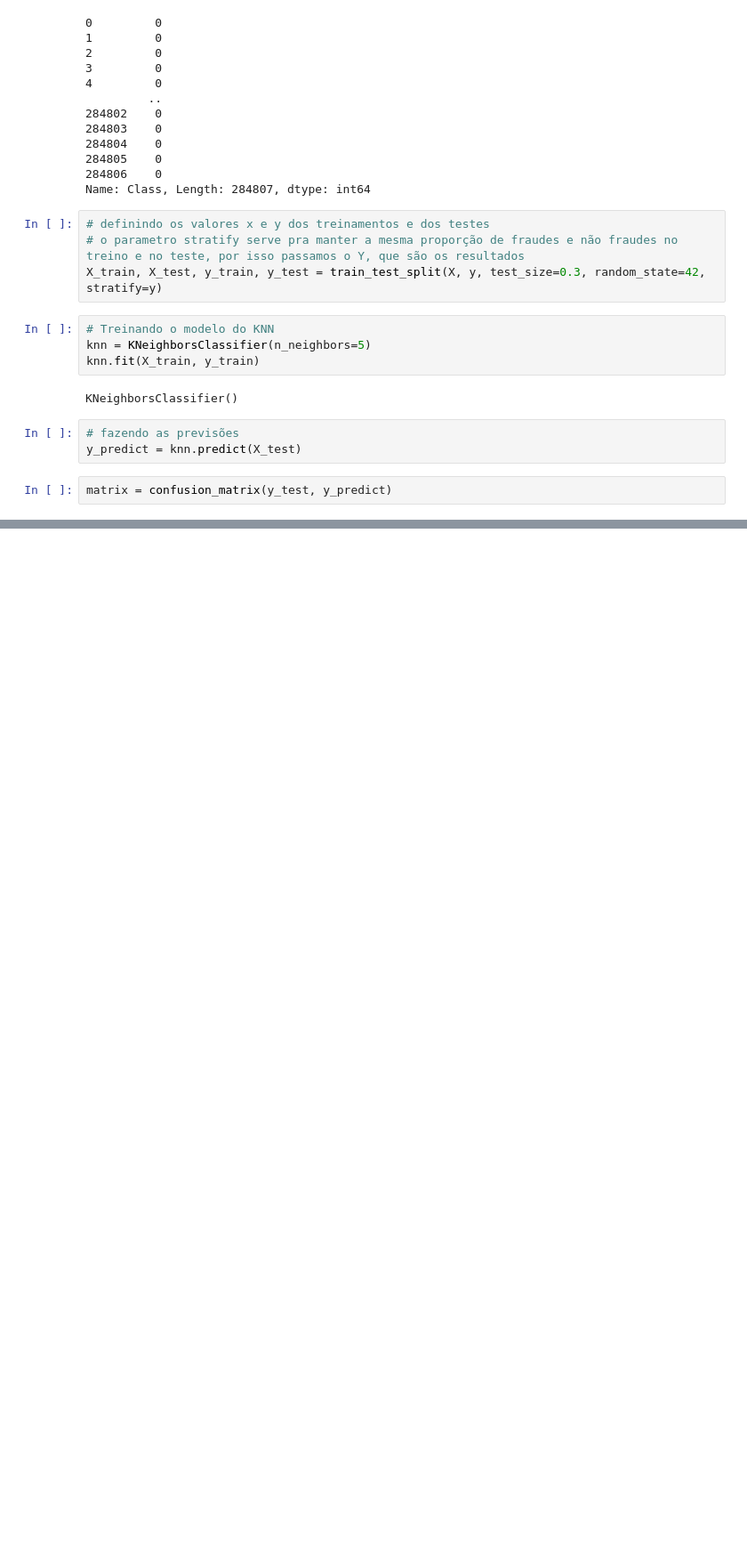
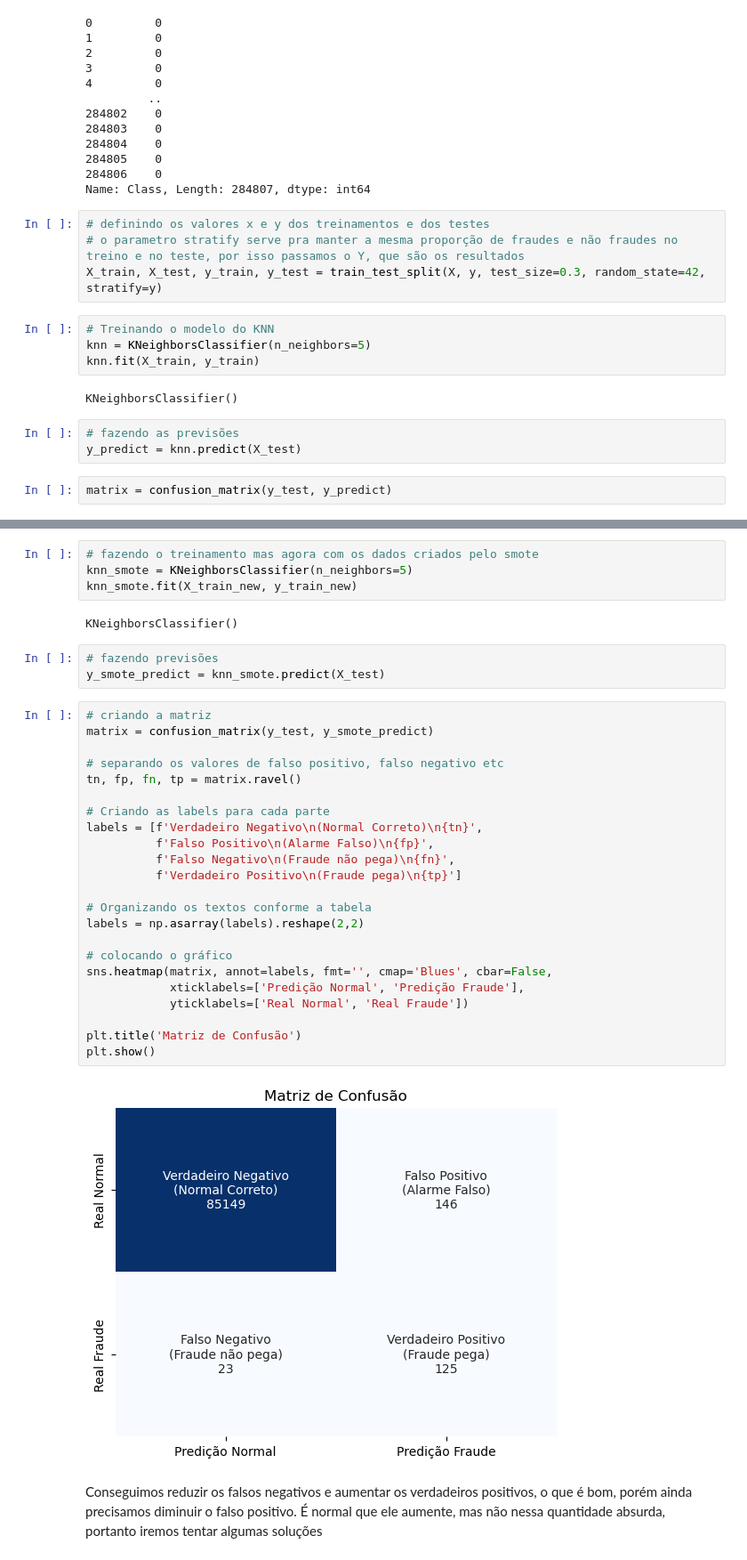
Before and after one commit to Liperasz/bootcamp-machine-learning, a Jupyter notebook: Card-10/pratica.ipynb, the cells around one changed output, grey strips where cells are left out. Shown at 89% size. Cells and saved outputs as stored; diff of their text form; blank space fills up the shorter version.

```diff
--- a/Card-10/pratica.ipynb
+++ b/Card-10/pratica.ipynb
@@ -128,0 +148,36 @@ plt.show()
+# %%
+# fazendo o treinamento mas agora com os dados criados pelo smote
+knn_smote = KNeighborsClassifier(n_neighbors=5)
+knn_smote.fit(X_train_new, y_train_new)
+# %% [output]
+KNeighborsClassifier()
+# %%
+# fazendo previsões
+y_smote_predict = knn_smote.predict(X_test)
+# %%
+# criando a matriz
+matrix = confusion_matrix(y_test, y_smote_predict)
+
+# separando os valores de falso positivo, falso negativo etc
+tn, fp, fn, tp = matrix.ravel()
+
+# Criando as labels para cada parte
+labels = [f'Verdadeiro Negativo\n(Normal Correto)\n{tn}',
+          f'Falso Positivo\n(Alarme Falso)\n{fp}',
+          f'Falso Negativo\n(Fraude não pega)\n{fn}',
+          f'Verdadeiro Positivo\n(Fraude pega)\n{tp}']
+
+# Organizando os textos conforme a tabela
+labels = np.asarray(labels).reshape(2,2)
+
+# colocando o gráfico
+sns.heatmap(matrix, annot=labels, fmt='', cmap='Blues', cbar=False,
+            xticklabels=['Predição Normal', 'Predição Fraude'],
+            yticklabels=['Real Normal', 'Real Fraude'])
+
+plt.title('Matriz de Confusão')
+plt.show()
+# %% [output]
+[figure, added]
+# %% [markdown]
+Conseguimos reduzir os falsos negativos e aumentar os verdadeiros positivos, o que é bom, porém ainda precisamos diminuir o falso positivo. É normal que ele aumente, mas não nessa quantidade absurda, portanto iremos tentar algumas soluções
```
Also changed, not shown: parts of 10 cells of this notebook, 2 other files.
